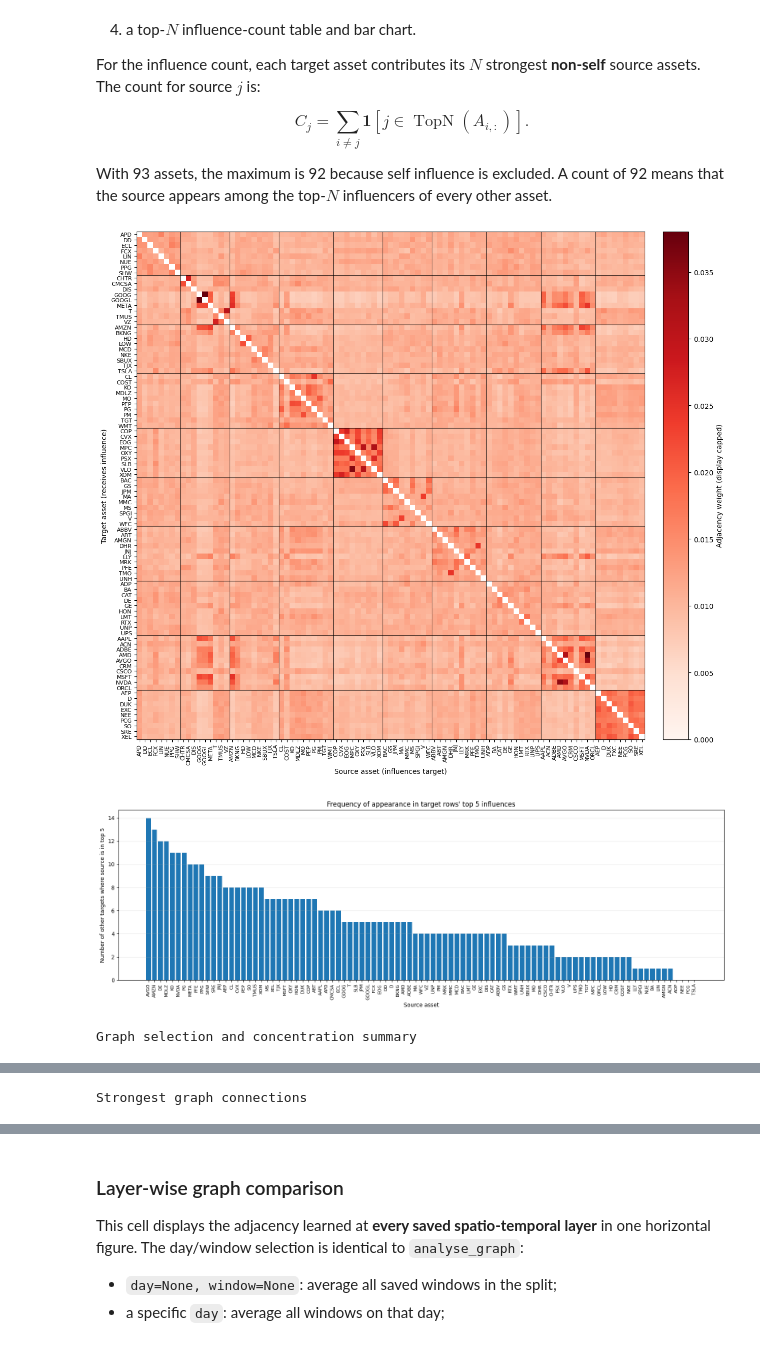
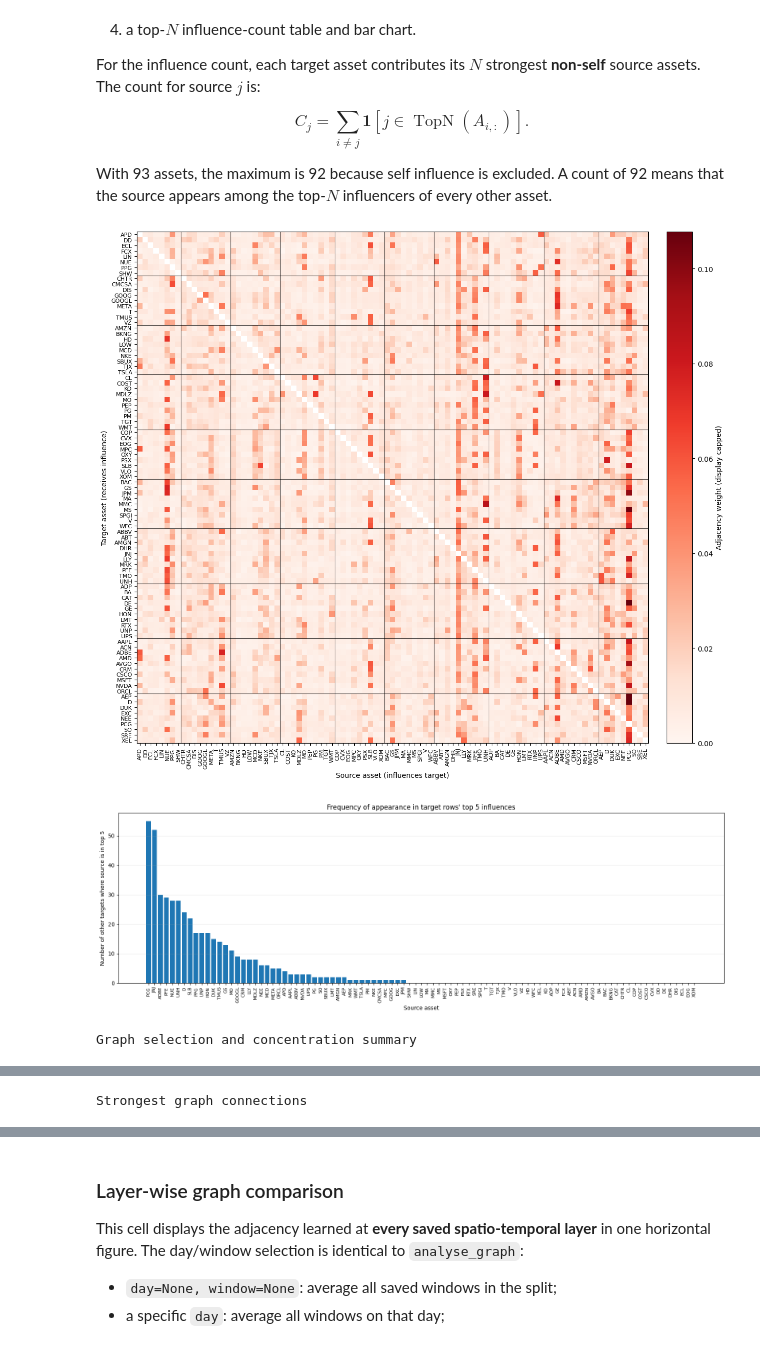
Before and after one commit to VishR-94/dynamic_graphs_thesis, a Jupyter notebook: notebooks/graph_hub.ipynb, the cells around one changed output, grey strips where cells are left out. Drawn from its saved outputs; the diff is of its cells as text; code cells hidden in the pictures.

```diff
--- a/notebooks/graph_hub.ipynb
+++ b/notebooks/graph_hub.ipynb
@@ -368,37 +369,37 @@ With 93 assets, the maximum is 92 because self influence is excluded. A count of
 # - model: any exact folder under models_to_use, or a direct path.
 # - split: "train", "validation"/"val", or "test".
 # - policy: None reads a token model's selected saved policy; continuous ignores it.
 # - day/window: exact, None for averaging, or "random" as documented above.
 # - component: "selected", "base", or "dynamic" when saved.
 # - layer: -1 uses the selected graph; another integer selects a saved ST layer.
 # - head: "mean" averages graph heads, or pass a zero-based head index.
 # - top_n: number of non-self connections shown and counted.
 # - direction: "impacted_by" lists sources per target; "impacts" reverses the view.
 # - cluster: keep False for window-to-window comparison.
 graph_report = dge.analyse_graph(
     "final_model",
-    split="train",
+    split="test",
     policy=None,
-    day=None,
+    day="2024-11-04",
     window=None,
-    component="selected",
+    component="dynamic",
     layer=0,
     head="mean",
     top_n=5,
     direction="impacted_by",
     cluster=True,
     random_seed=np.random.randint(0,1e6),
     heatmap_cap_top_k=2,
     show_title=False
 )
 
 plt.show()
 
 display(dge.style_numeric_table(graph_report.summary, caption="Graph selection and concentration summary", precision=5))
 display(dge.style_numeric_table(graph_report.connections, caption="Strongest graph connections", precision=6))
 #display(dge.style_numeric_table(graph_report.top_source_frequency, caption="How often each asset appears in other assets' top-5 sources", precision=3))
 # %% [output]
-[figure, old version]
+[figure, new version]
-[figure, old version]
+[figure, new version]
 Graph selection and concentration summary
 |  | Run | Family | Split | Policy | Graph type | Component | Layer | Head | Selection | ... |
```
Also changed, not shown: parts of 2 cells of this notebook, 2 other files.
